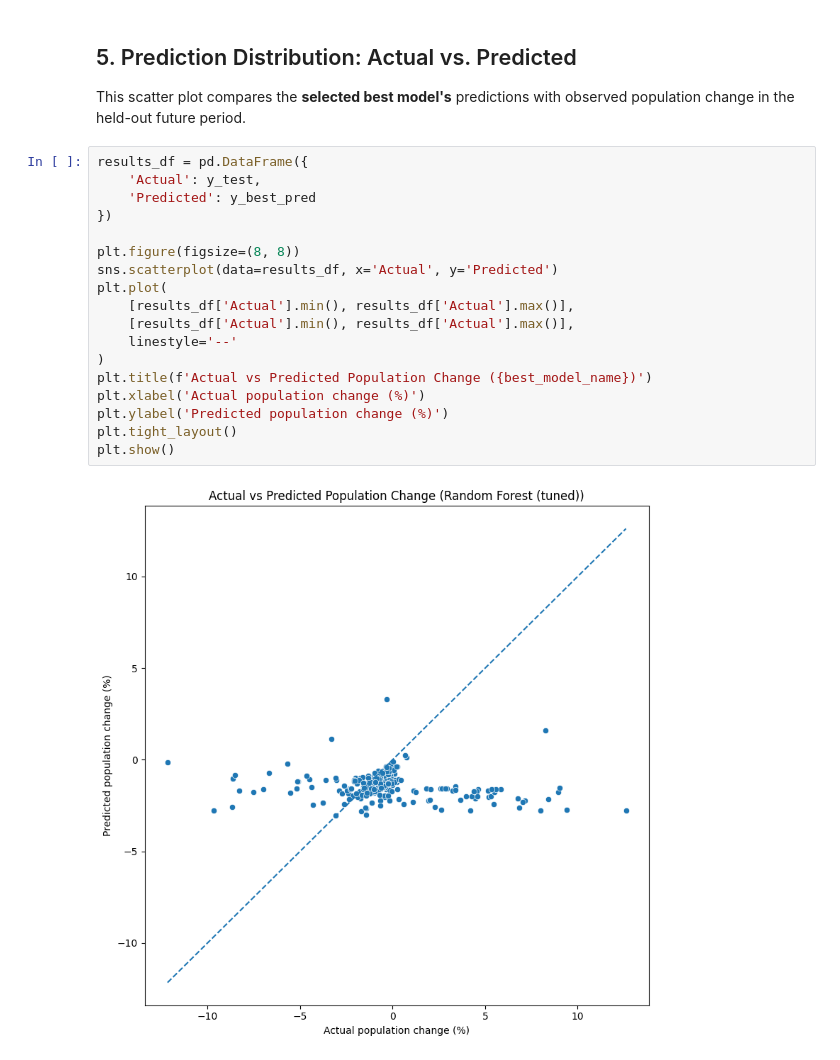
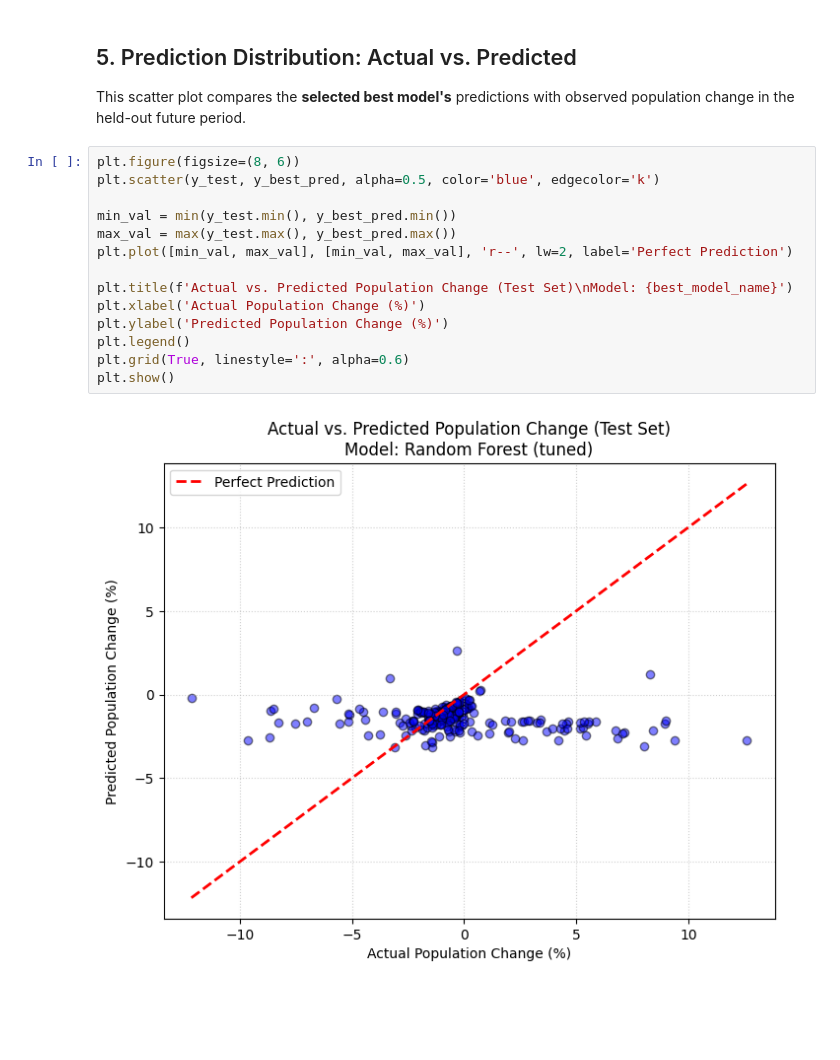
Before and after one commit to Venettov/CAPSTONE_DATA_SCIENCE_RIVERARUIZ, a Jupyter notebook: analysis/Phase2.ipynb, the cells around one changed output. Saved outputs shown, nothing was run; the diff lists cells and outputs as text; blank space fills up the shorter version.

```diff
--- a/analysis/Phase2.ipynb
+++ b/analysis/Phase2.ipynb
@@ -584,22 +819,18 @@ In particular, the newly added **lagged population change** and **income growth*
 
 This scatter plot compares the **selected best model's** predictions with observed population change in the held-out future period.
 # %%
-results_df = pd.DataFrame({
-    'Actual': y_test,
-    'Predicted': y_best_pred
-})
+plt.figure(figsize=(8, 6))
+plt.scatter(y_test, y_best_pred, alpha=0.5, color='blue', edgecolor='k')
 
-plt.figure(figsize=(8, 8))
-sns.scatterplot(data=results_df, x='Actual', y='Predicted')
-plt.plot(
-    [results_df['Actual'].min(), results_df['Actual'].max()],
-    [results_df['Actual'].min(), results_df['Actual'].max()],
-    linestyle='--'
-)
-plt.title(f'Actual vs Predicted Population Change ({best_model_name})')
-plt.xlabel('Actual population change (%)')
-plt.ylabel('Predicted population change (%)')
-plt.tight_layout()
+min_val = min(y_test.min(), y_best_pred.min())
+max_val = max(y_test.max(), y_best_pred.max())
+plt.plot([min_val, max_val], [min_val, max_val], 'r--', lw=2, label='Perfect Prediction')
+
+plt.title(f'Actual vs. Predicted Population Change (Test Set)\nModel: {best_model_name}')
+plt.xlabel('Actual Population Change (%)')
+plt.ylabel('Predicted Population Change (%)')
+plt.legend()
+plt.grid(True, linestyle=':', alpha=0.6)
 plt.show()
 # %% [output]
-[figure, old version]
+[figure, new version]
```
Also changed, not shown: parts of 22 cells of this notebook, 1 other file.
